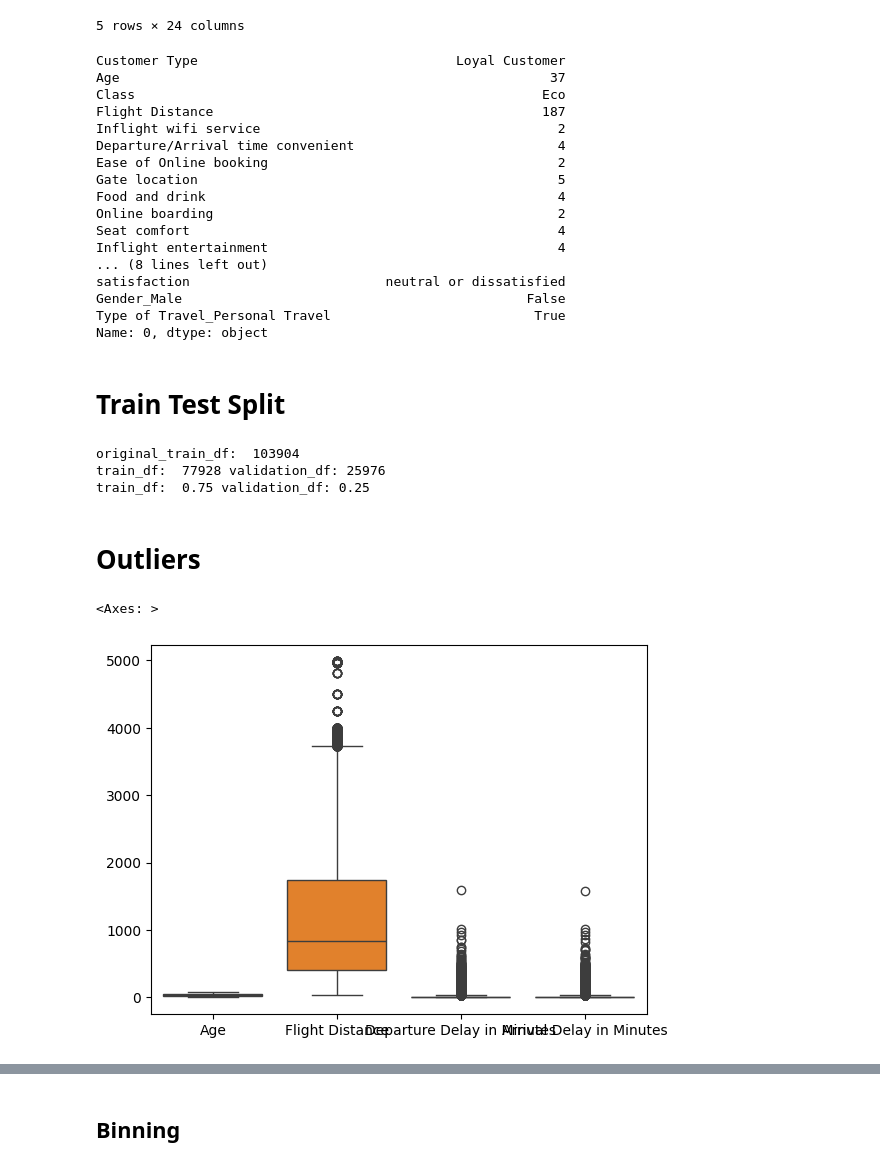
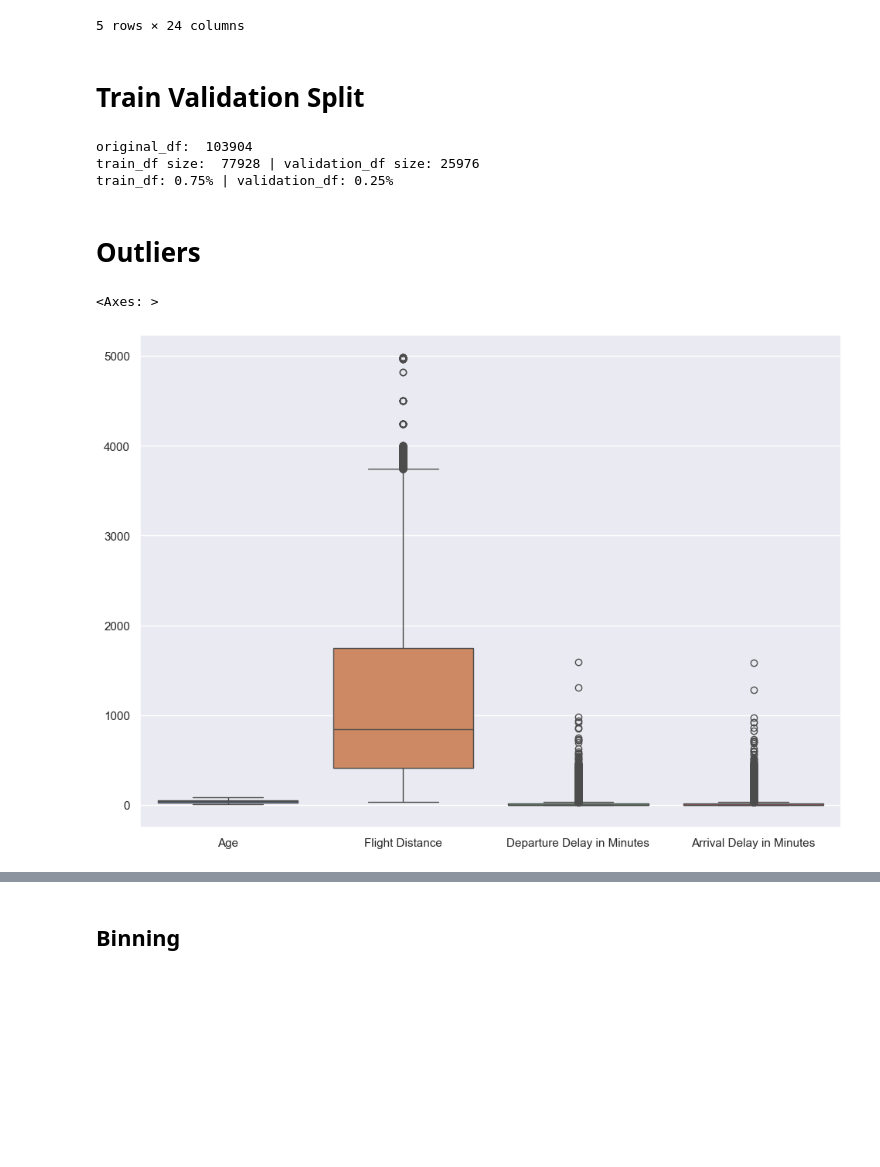
Before and after one commit to Charlesbr101/projeto-redes-neurais, a Jupyter notebook: main.ipynb, the cells around one changed output, grey strips where cells are left out. Cells and saved outputs as stored; diff of their text form; code cells hidden in the pictures; blank space fills up the shorter version.

```diff
--- a/main.ipynb
+++ b/main.ipynb
@@ -24,49 +23,31 @@ ordinal_encoder = ['Class', ]
-# %%
-train_df.iloc[0]
-# %% [output]
-Customer Type                                 Loyal Customer
-Age                                                       37
-Class                                                    Eco
-Flight Distance                                          187
-Inflight wifi service                                      2
-Departure/Arrival time convenient                          4
-Ease of Online booking                                     2
-Gate location                                              5
-Food and drink                                             4
-Online boarding                                            2
-Seat comfort                                               4
-Inflight entertainment                                     4
-... (8 lines left out)
-satisfaction                         neutral or dissatisfied
-Gender_Male                                            False
-Type of Travel_Personal Travel                          True
-Name: 0, dtype: object
 # %% [markdown]
-# Train Test Split
+# Train Validation Split
 # %%
-original_train_df = train_df.drop(columns=['id'])
+original_df = train_df.drop(columns=['id'])
 test_df = test_df.drop(columns=['id'])
 # %%
-train_df, validation_df = train_test_split(original_train_df,test_size= 0.25, stratify=original_train_df['satisfaction'])
+train_df, validation_df = train_test_split(original_df,test_size= 0.25, stratify=original_df['satisfaction'])
 
-print('original_train_df: ',len(original_train_df))
-print('train_df: ', len(train_df), "validation_df:", len(validation_df))
-print('train_df: ', len(train_df)/len(original_train_df), "validation_df:", len(validation_df)/len(original_train_df))
+print('original_df: ',len(original_df))
+print('train_df size: ', len(train_df), "| validation_df size:", len(validation_df))
+print(f'train_df: {len(train_df)/len(original_df)}%', f"| validation_df: {len(validation_df)/len(original_df)}%",)
 # %% [output]
-original_train_df:  103904
-train_df:  77928 validation_df: 25976
-train_df:  0.75 validation_df: 0.25
+original_df:  103904
+train_df size:  77928 | validation_df size: 25976
+train_df: 0.75% | validation_df: 0.25%
 # %% [markdown]
 # Outliers
 # %%
 train_df.reset_index(drop=True, inplace=True)
 
 cols = ['Age', 'Flight Distance', 'Departure Delay in Minutes', 'Arrival Delay in Minutes']
 
+sns.set_theme(rc={'figure.figsize':(11.7,8.27)})
+
 sns.boxplot(data=train_df[cols])
 # %% [output]
 <Axes: >
-[figure, old version]
+[figure, new version]
 # %%
 print("Original DataFrame Shape:", train_df.shape)
 z_score_col = []
```
Also changed, not shown: parts of 23 cells of this notebook.
